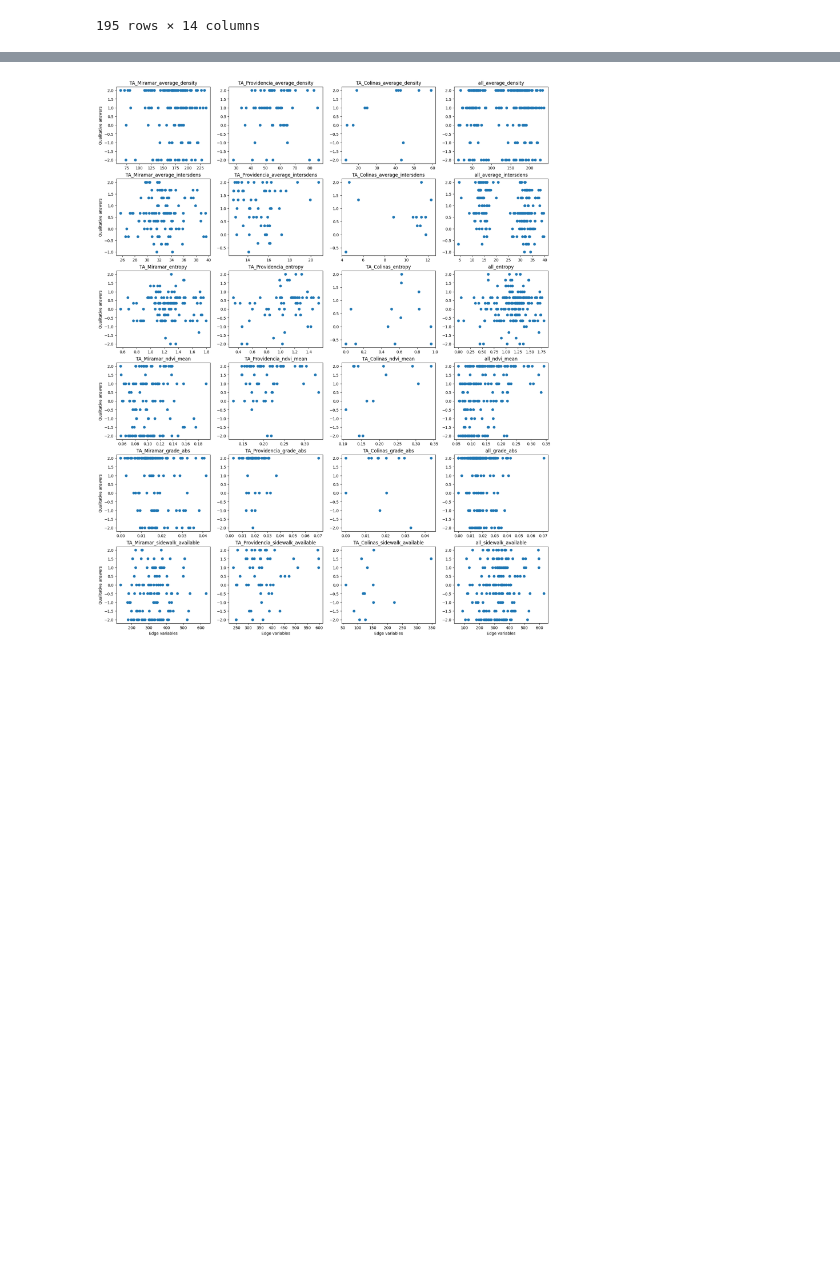
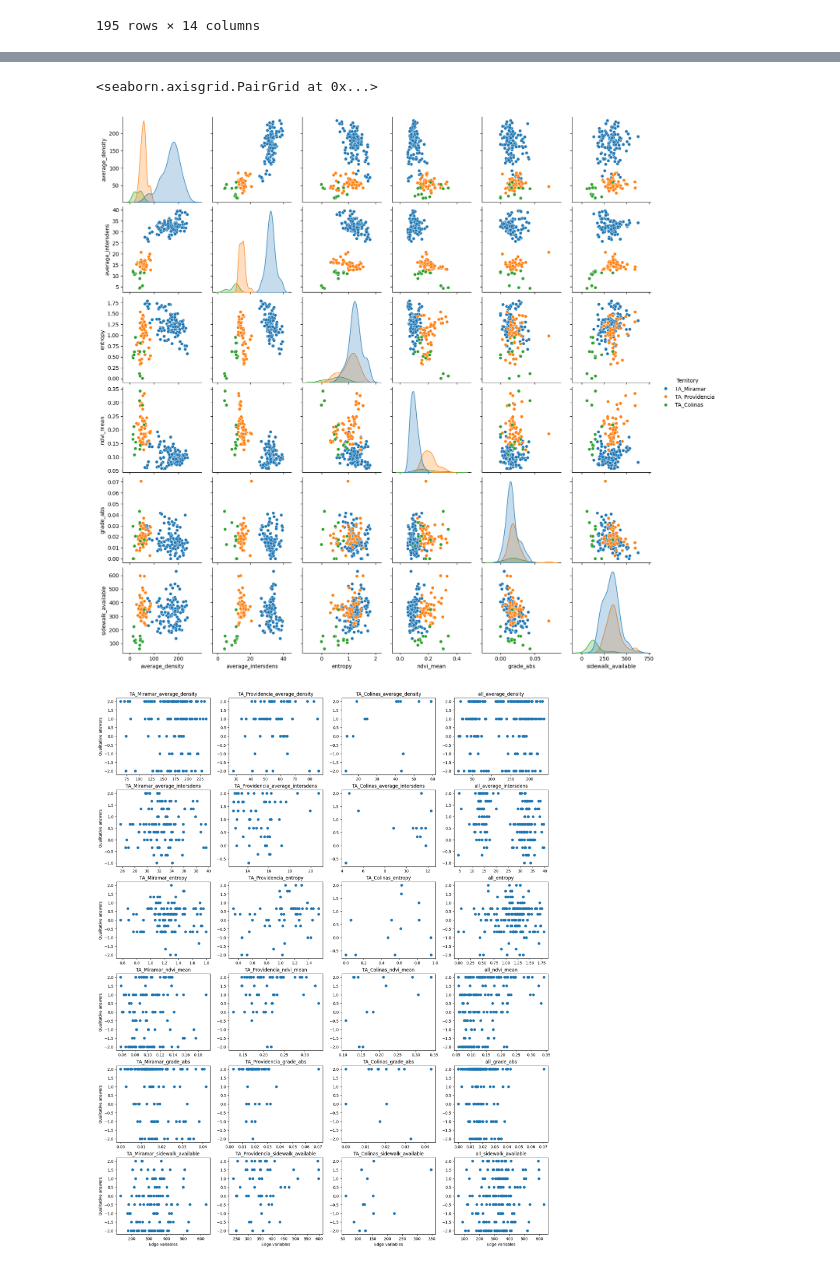
Before and after one commit to Observatorio-Ciudades/accesibilidad-urbana, a Jupyter notebook: notebooks/projects/volvo/13d_betas_v2.ipynb, the cells around one changed output, grey strips where cells are left out. Drawn from its saved outputs; the diff is of its cells as text; code cells hidden in the pictures; blank space fills up the shorter version.

```diff
--- a/notebooks/projects/volvo/13d_betas_v2.ipynb
+++ b/notebooks/projects/volvo/13d_betas_v2.ipynb
@@ -418,3 +417,8 @@ summary_cols
+# %%
+sns.pairplot(summary_df[cols_lst],hue='Territory')
+# %% [output]
+<seaborn.axisgrid.PairGrid at 0x...>
+[figure, added]
 # %%
 fig,axs = plt.subplots(6,4,figsize=(20,25))
 
```
Also changed, not shown: parts of 5 cells of this notebook.
